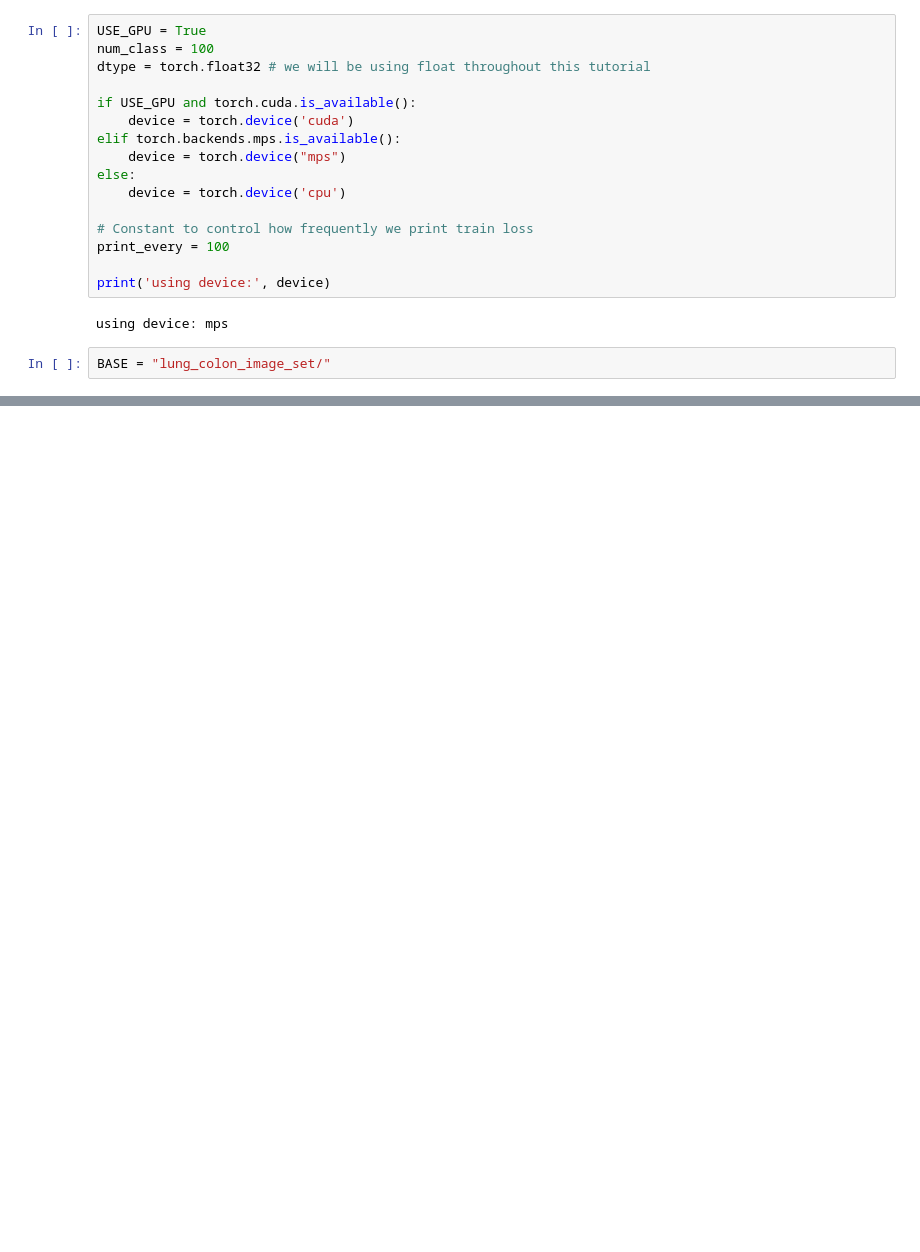
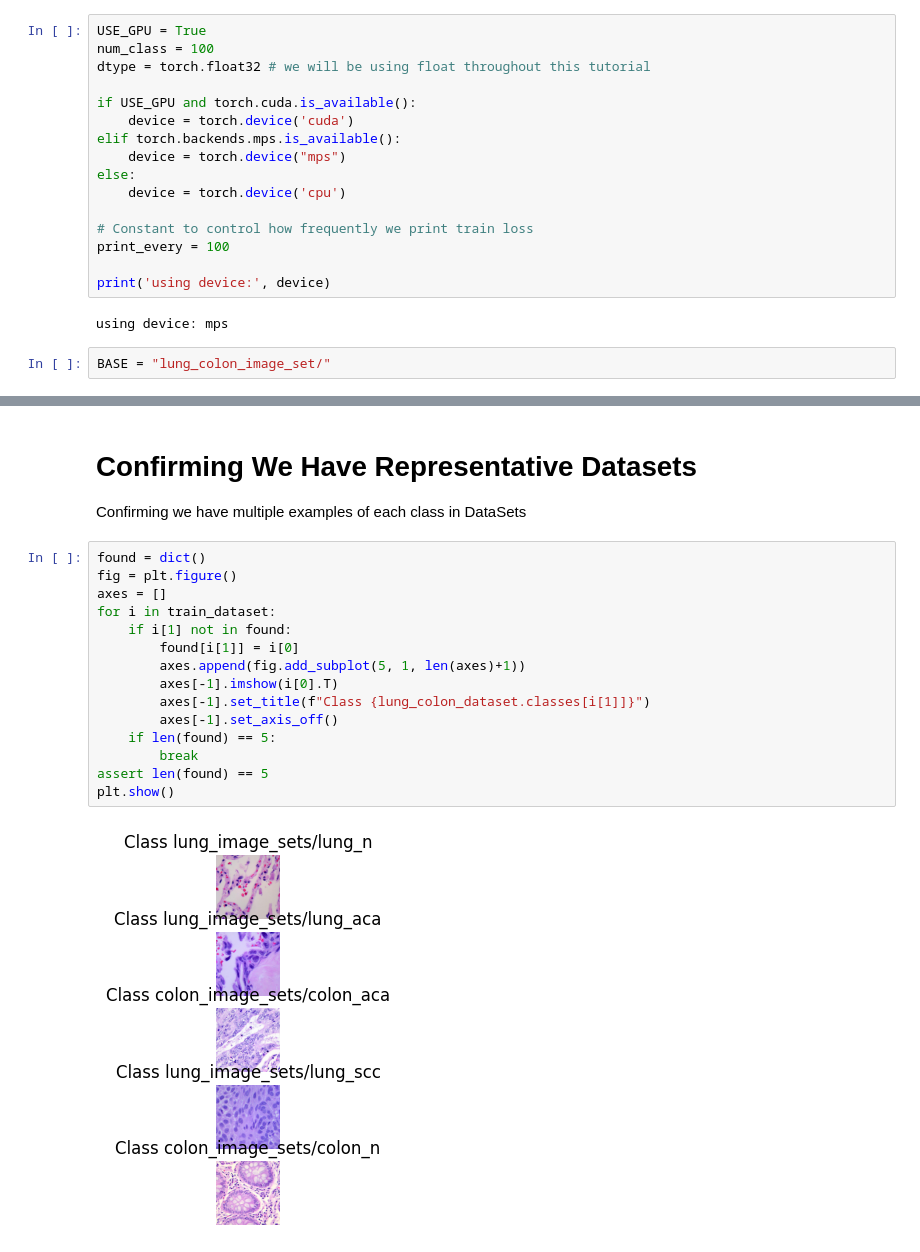
Before and after one commit to amanguptaBay/ECE_285_Final, a Jupyter notebook: baseline.ipynb, the cells around one changed output, grey strips where cells are left out. Cells and saved outputs as stored; diff of their text form; blank space fills up the shorter version.

```diff
--- a/baseline.ipynb
+++ b/baseline.ipynb
@@ -40,0 +55,20 @@ torch.Size([3, 768, 768])
+# %% [markdown]
+# Confirming We Have Representative Datasets
+Confirming we have multiple examples of each class in DataSets
+# %%
+found = dict()
+fig = plt.figure()
+axes = []
+for i in train_dataset:
+    if i[1] not in found:
+        found[i[1]] = i[0]
+        axes.append(fig.add_subplot(5, 1, len(axes)+1))
+        axes[-1].imshow(i[0].T)
+        axes[-1].set_title(f"Class {lung_colon_dataset.classes[i[1]]}")
+        axes[-1].set_axis_off()
+    if len(found) == 5:
+        break
+assert len(found) == 5
+plt.show()
+# %% [output]
+[figure, added]
```
Also changed, not shown: parts of 12 cells of this notebook, 1 other file.
